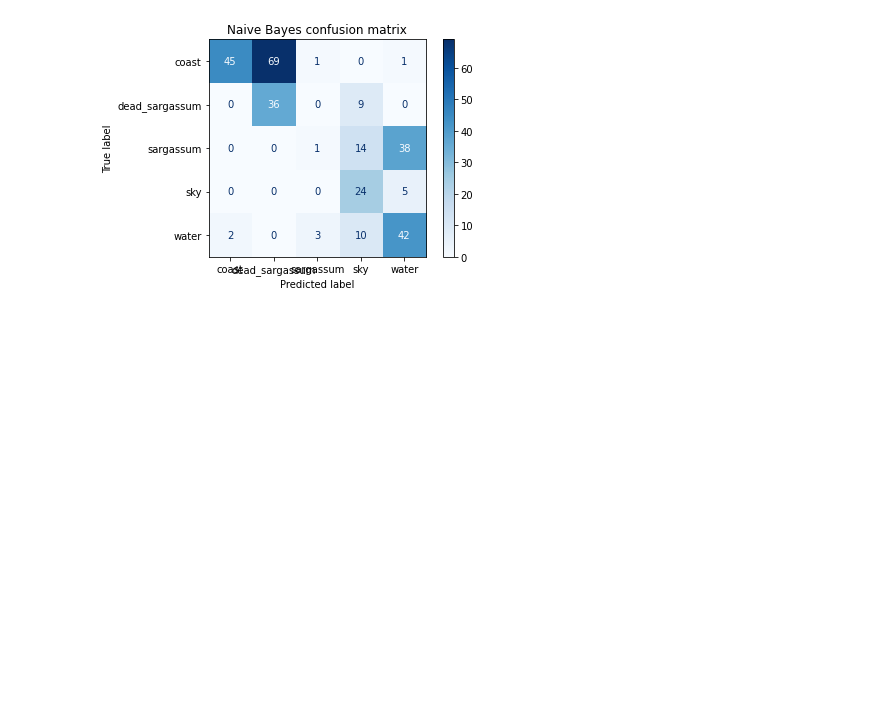
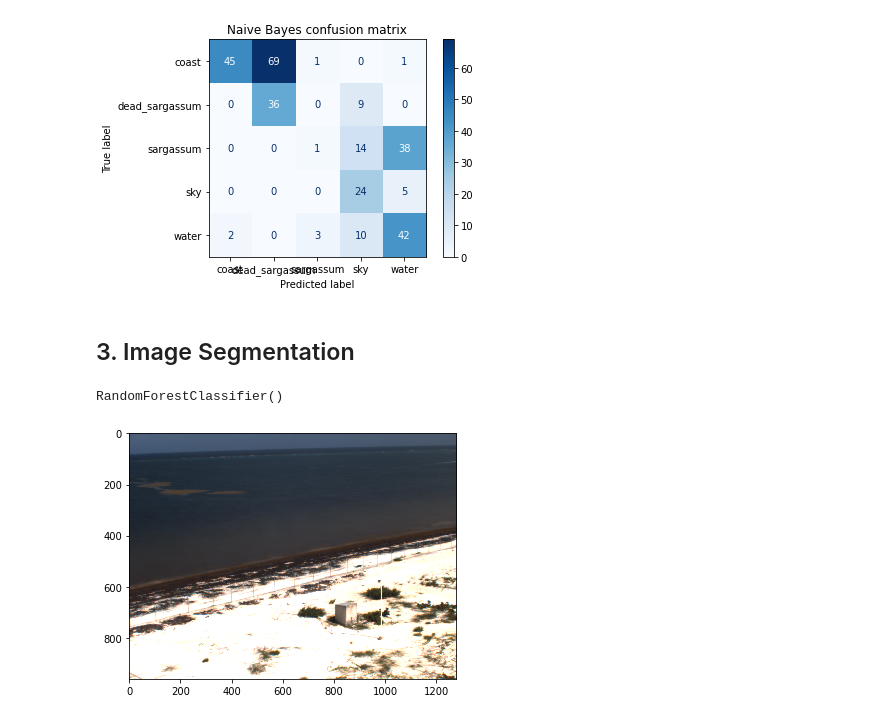
Before and after one commit to bondi7/sargassum-image-detection, a Jupyter notebook: model.ipynb, the cells around one changed output. Saved outputs shown, nothing was run; the diff lists cells and outputs as text; code cells hidden in the pictures; blank space fills up the shorter version.

Commit message:
started live image segmentation

```diff
--- a/model.ipynb
+++ b/model.ipynb
@@ -298,3 +298,17 @@ dead_sargassum       0.34      0.80      0.48        45
      macro avg       0.48      0.55      0.44       300
   weighted avg       0.59      0.49      0.46       300
 [figure]
+# %% [markdown]
+## 3. Image Segmentation
+# %%
+random_forest = classifiers[4]
+random_forest.fit(X_train, y_train)
+# %% [output]
+RandomForestClassifier()
+# %%
+test_img_path = 'imgs/selected_imgs/1623442740.Fri.Jun.11_20_19_00.GMT.2021.morelos.c2.timex.png'
+test_image = imread(test_img_path)
+imshow(test_image)
+plt.show()
+# %% [output]
+[figure, added]
```
